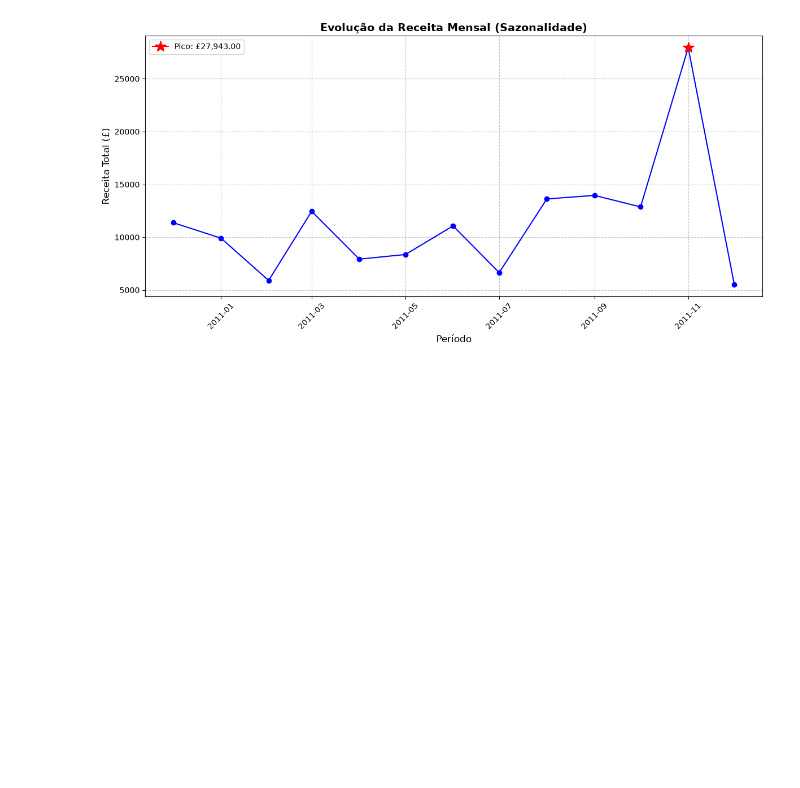
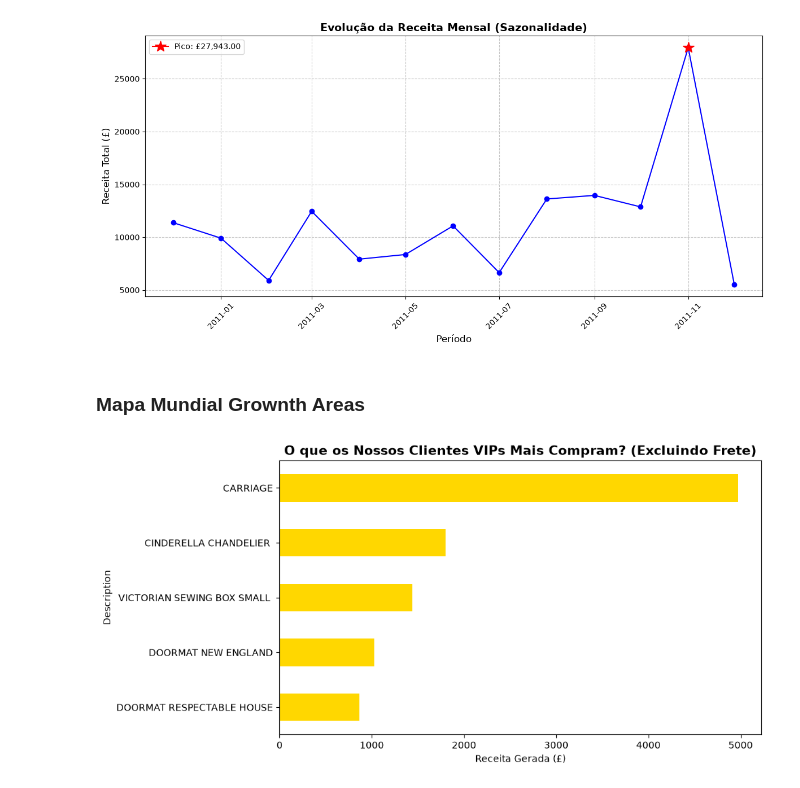
Before and after one commit to karolyne-ia-muniz/uk_retail_analysis, a Jupyter notebook: notebooks/01_eda.ipynb, the cells around one changed output. Saved outputs shown, nothing was run; the diff lists cells and outputs as text; code cells hidden in the pictures; blank space fills up the shorter version.

Commit message:
Add análise de crescimento e de hábitos do cliente.

```diff
--- a/notebooks/01_eda.ipynb
+++ b/notebooks/01_eda.ipynb
@@ -199,3 +199,37 @@ plt.tight_layout()
 plt.show()
 # %% [output]
 [figure]
+# %% [markdown]
+### Mapa Mundial Grownth Areas
+# %%
+
+df = pd.read_csv('C:\\Users\\muniz\\Documents\\EcommerceProject\\dataset\\online_retail_cleaned.csv', low_memory=False)
+df['Quantity'] = pd.to_numeric(df['Quantity'], errors='coerce')
+df['UnitPrice'] = pd.to_numeric(df['UnitPrice'], errors='coerce')
+df = df.dropna(subset=['Quantity', 'UnitPrice'])
+df['ReceitaTotal'] = df['Quantity'] * df['UnitPrice']
+
+
+ids_campeoes = rfm[(rfm['Score_F'] >= 0.8) & (rfm['Score_M'] >= 0.8)].index
+
+# 2. Filtrar o dataset original apenas para as compras desses Campeões
+compras_vips = df[df['CustomerID'].isin(ids_campeoes)]
+
+# 3. O PULO DO GATO: Remover 'POSTAGE' e outros itens que não são produtos físicos
+produtos_reais_vips = compras_vips[
+    ~compras_vips['Description'].isin(['POSTAGE', 'Discount', 'Manual', 'Adjust bad debt'])
+]
+
+# 4. Descobrir o que eles mais compram (por receita)
+top_produtos_vips = produtos_reais_vips.groupby('Description')['ReceitaTotal'].sum().sort_values(ascending=False).head(5)
+
+# 5. Plotar
+plt.figure(figsize=(10, 5))
+top_produtos_vips.plot(kind='barh', color='gold')
+plt.title('O que os Nossos Clientes VIPs Mais Compram? (Excluindo Frete)', fontsize=14, fontweight='bold')
+plt.xlabel('Receita Gerada (£)')
+plt.gca().invert_yaxis()
+plt.tight_layout()
+plt.show()
+# %% [output]
+[figure, added]
```
Also changed, not shown: parts of 4 cells of this notebook, 1 other file.
